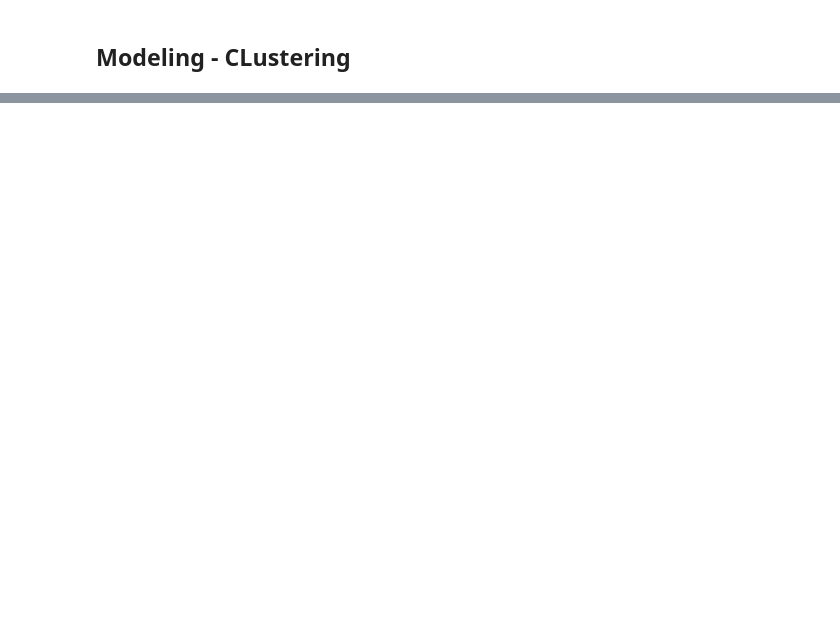
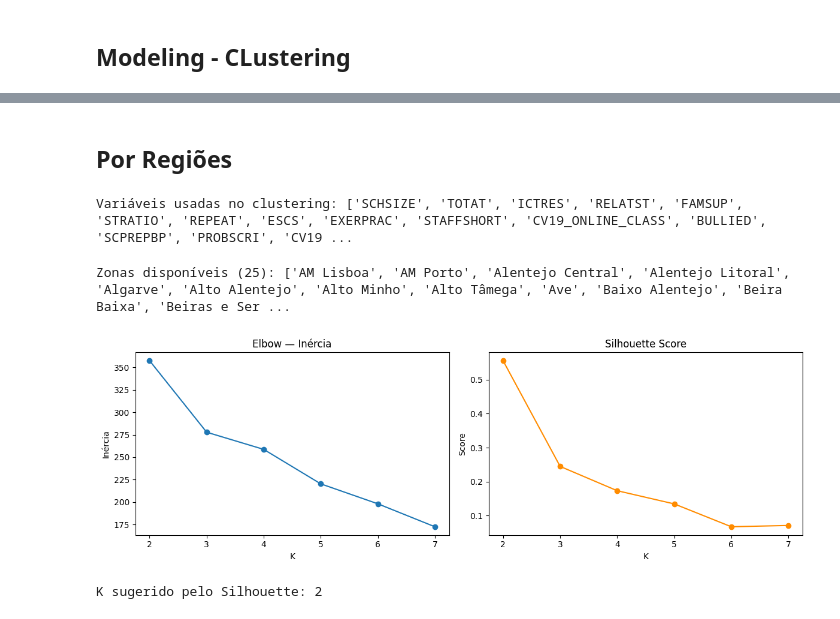
Before and after one commit to Duarte-Casta/AI-Driven-Project, a Jupyter notebook: data_preparation.ipynb, the cells around one changed output, grey strips where cells are left out. Saved outputs shown, nothing was run; the diff lists cells and outputs as text; code cells hidden in the pictures; blank space fills up the shorter version.

Commit message:
Add: clustering (wip)

```diff
--- a/data_preparation.ipynb
+++ b/data_preparation.ipynb
@@ -770,0 +751,42 @@ cluster
+# %% [markdown]
+## Por Regiões
+# %%
+# ── Clustering por Zona ──────────────────────────────────────────────────────
+
+# 1. Top N variáveis por |Explained| médio (excluindo constante e group_bin)
+TOP_N = 20  # ajusta à vontade
+
+top_vars = (
+    resumo
+    .drop(index=["const", "group_bin"], errors="ignore")
+    .sort_values("Explained", ascending=False)
+    .head(TOP_N)
+    .index.tolist()
+)
+print("Variáveis usadas no clustering:", top_vars)
+# %% [output]
+Variáveis usadas no clustering: ['SCHSIZE', 'TOTAT', 'ICTRES', 'RELATST', 'FAMSUP', 'STRATIO', 'REPEAT', 'ESCS', 'EXERPRAC', 'STAFFSHORT', 'CV19_ONLINE_CLASS', 'BULLIED', 'SCPREPBP', 'PROBSCRI', 'CV19 ...
+# %%
+# garantir que 'female' existe no dt_std_pt
+dt_std_pt["female"] = (dt_std_pt["STU_GENDER"] == 1).astype(int)
+
+# 2. Médias das top variáveis por Zona (usar dt_std_pt completo)
+df_cluster_reg = (
+    dt_std_pt
+    .dropna(subset=top_vars + [group_col])
+    [top_vars + [group_col]]
+    .groupby(group_col)
+    .mean()
+)
+
+print(f"Zonas disponíveis ({len(df_cluster_reg)}):", df_cluster_reg.index.tolist())
+
+scaler = StandardScaler()
+X_cluster = scaler.fit_transform(df_cluster_reg)
+# %% [output]
+Zonas disponíveis (25): ['AM Lisboa', 'AM Porto', 'Alentejo Central', 'Alentejo Litoral', 'Algarve', 'Alto Alentejo', 'Alto Minho', 'Alto Tâmega', 'Ave', 'Baixo Alentejo', 'Beira Baixa', 'Beiras e Ser ...
+# %%
+evaluate_best_k(df_cluster_raw=df_cluster_reg, X_cluster=X_cluster)
+# %% [output]
+[figure, added]
+K sugerido pelo Silhouette: 2
```
Also changed, not shown: parts of 31 cells of this notebook.
